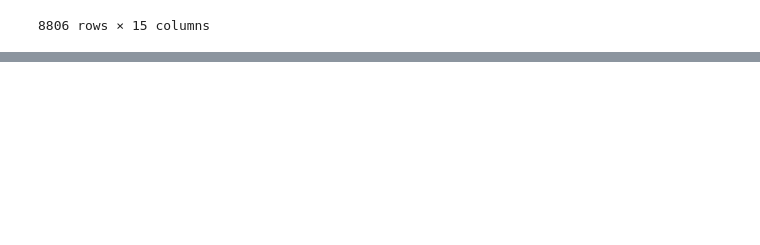
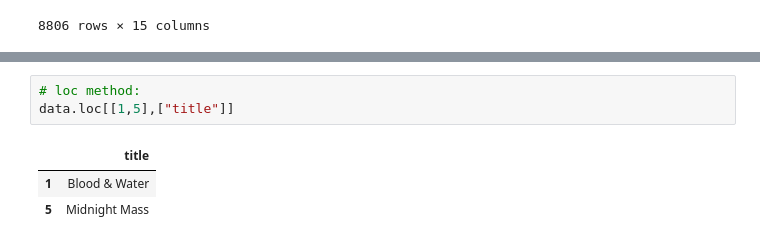
Before and after one commit to simran417/Data-Science, a Jupyter notebook: pandas/basics.ipynb, the cells around one changed output, grey strips where cells are left out. Drawn from its saved outputs; the diff is of its cells as text; blank space fills up the shorter version.

```diff
--- a/pandas/basics.ipynb
+++ b/pandas/basics.ipynb
@@ -299,0 +340,7 @@ data.drop([0])
+# %%
+# loc method:
+data.loc[[1,5],["title"]]
+# %% [output]
+|  | title |
+| 1 | Blood & Water |
+| 5 | Midnight Mass |
```
Also changed, not shown: parts of 4 cells of this notebook.
